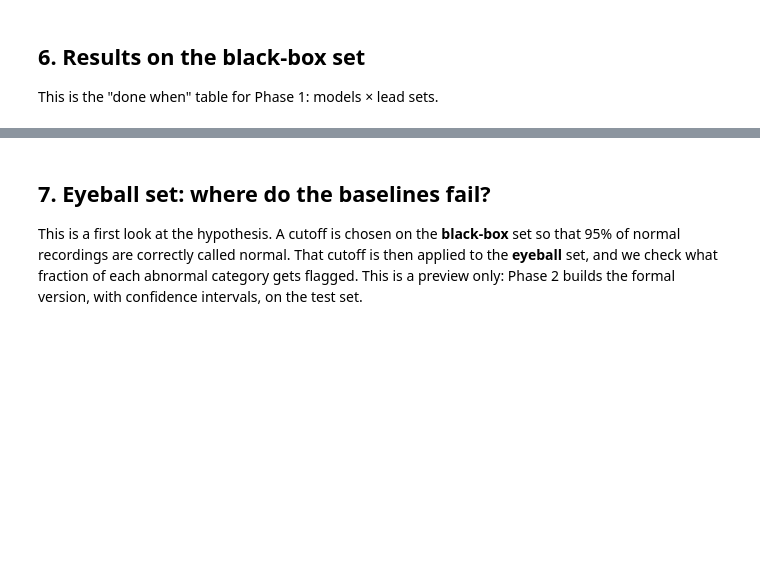
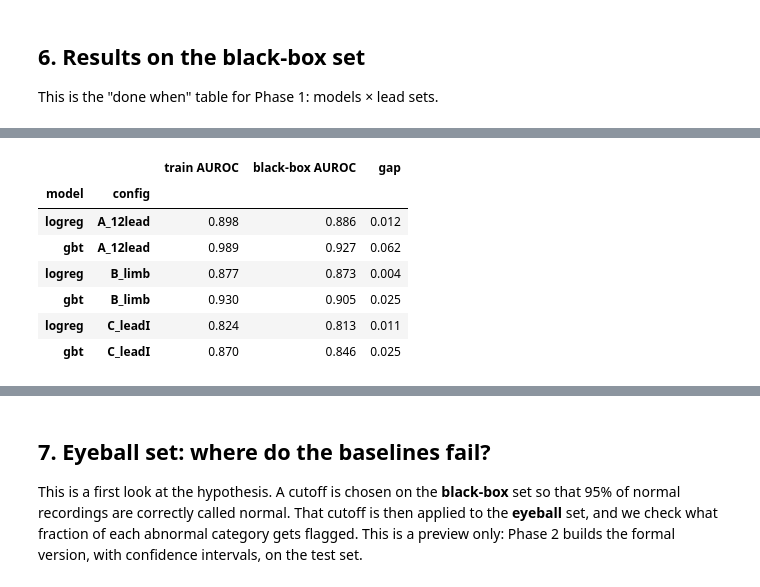
Before and after one commit to HudsonPifer1217/DeepLearningProject, a Jupyter notebook: 02_baselines.ipynb, the cells around one changed output, grey strips where cells are left out. Saved outputs shown, nothing was run; the diff lists cells and outputs as text; code cells hidden in the pictures; blank space fills up the shorter version.

```diff
--- a/02_baselines.ipynb
+++ b/02_baselines.ipynb
@@ -235,0 +299,16 @@ plt.tight_layout(); plt.show()
+# %%
+tr = mask["train"]
+fit = pd.DataFrame([{"model": name, "config": cfg,
+                     "train AUROC": roc_auc_score(y[tr], probs[cfg, name][tr]),
+                     "black-box AUROC": roc_auc_score(y[bb], probs[cfg, name][bb])} for (cfg, name) in best])
+fit["gap"] = fit["train AUROC"] - fit["black-box AUROC"]
+fit.set_index(["model", "config"]).round(3)
+# %% [output]
+|  |  | train AUROC | black-box AUROC | gap |
+| model | config |  |  |  |
+| logreg | A_12lead | 0.898 | 0.886 | 0.012 |
+| gbt | A_12lead | 0.989 | 0.927 | 0.062 |
+| logreg | B_limb | 0.877 | 0.873 | 0.004 |
+| gbt | B_limb | 0.930 | 0.905 | 0.025 |
+| logreg | C_leadI | 0.824 | 0.813 | 0.011 |
+| gbt | C_leadI | 0.870 | 0.846 | 0.025 |
```
Also changed, not shown: parts of 15 cells of this notebook, 7 other files.
